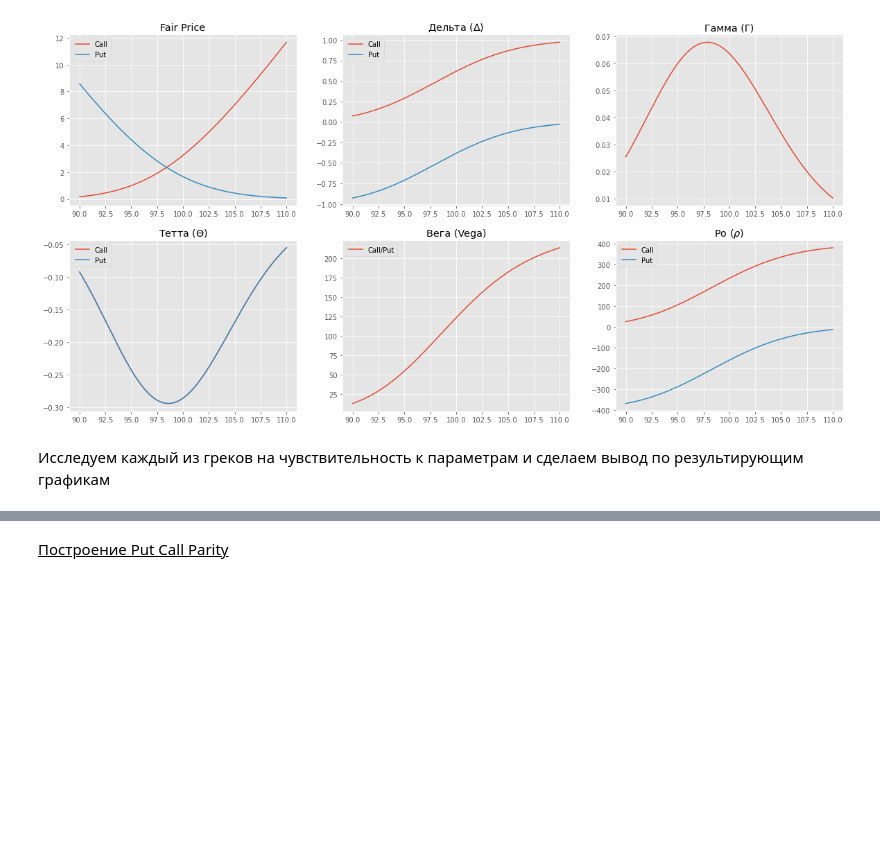
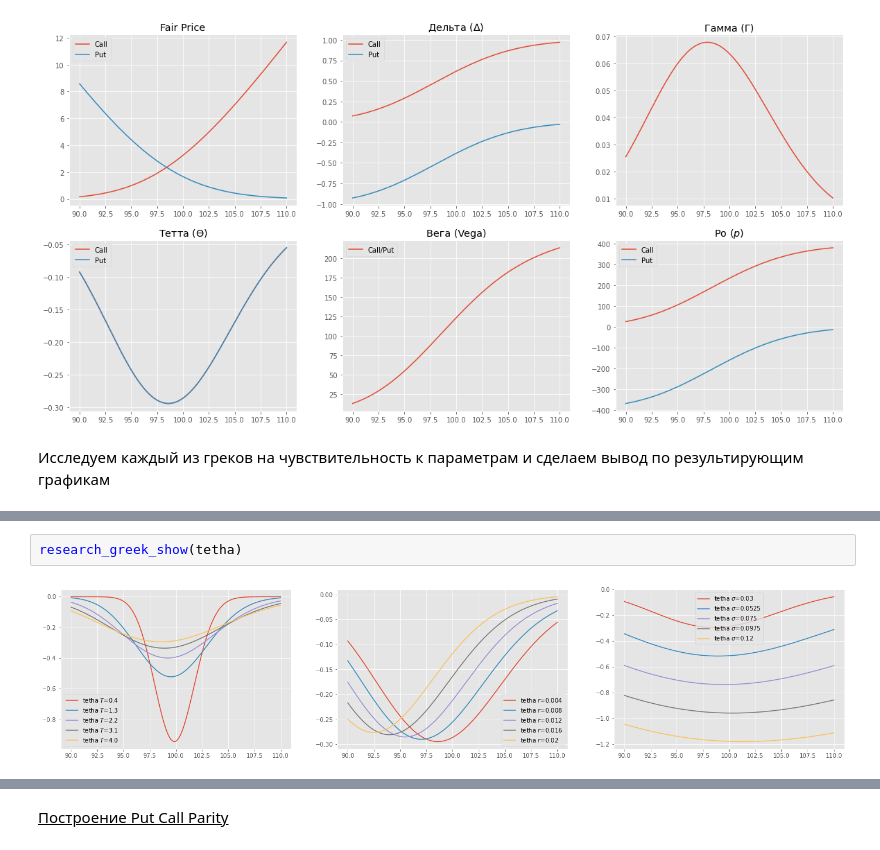
Before and after one commit to CyberCheshir/FinMath, a Jupyter notebook: Лабораторная 2.ipynb, the cells around one changed output, grey strips where cells are left out. Drawn from its saved outputs; the diff is of its cells as text; blank space fills up the shorter version.

```diff
--- a/Лабораторная 2.ipynb
+++ b/Лабораторная 2.ipynb
@@ -533,0 +426,4 @@ rho_show()
+# %%
+research_greek_show(tetha)
+# %% [output]
+[figure, added]
```
Also changed, not shown: parts of 24 cells of this notebook, 1 other file.
